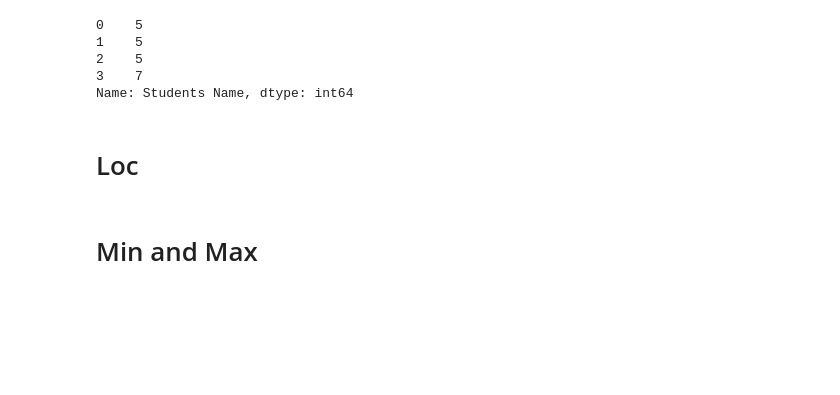
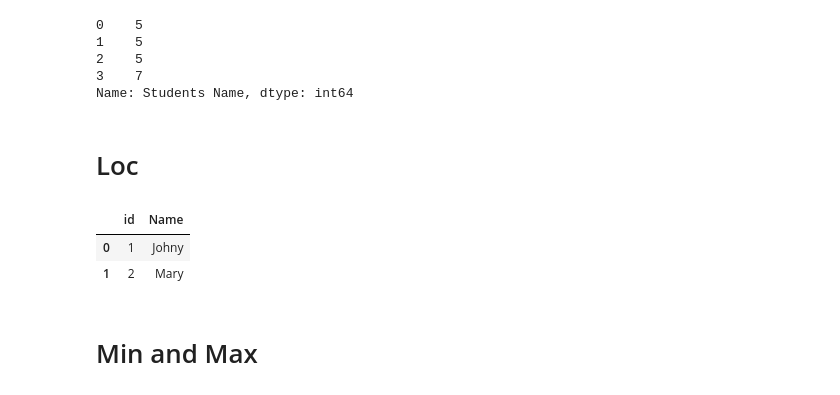
Before and after one commit to ManishKumarPatel13/CodeDump, a Jupyter notebook: Python New Tut/Pandas/PandasFunctions.ipynb, the cells around one changed output. Drawn from its saved outputs; the diff is of its cells as text; code cells hidden in the pictures; blank space fills up the shorter version.

```diff
--- a/Python New Tut/Pandas/PandasFunctions.ipynb
+++ b/Python New Tut/Pandas/PandasFunctions.ipynb
@@ -131,3 +129,11 @@ Name: Students Name, dtype: int64
+# %%
+# It is used to get a column from a df
+df.loc[:, ["id", 'Name']] # This will give the values from the lower limit + 1 to the upper limit {{row index, column index}}
+df.iloc[0:2, 0:2] # This will give the values from the lower limit to the upper limit -1
+# %% [output]
+|  | id | Name |
+| 0 | 1 | Johny |
+| 1 | 2 | Mary |
 # %% [markdown]
 # Min and Max
 # %%
```
Also changed, not shown: parts of 3 cells of this notebook, 26 other files.
